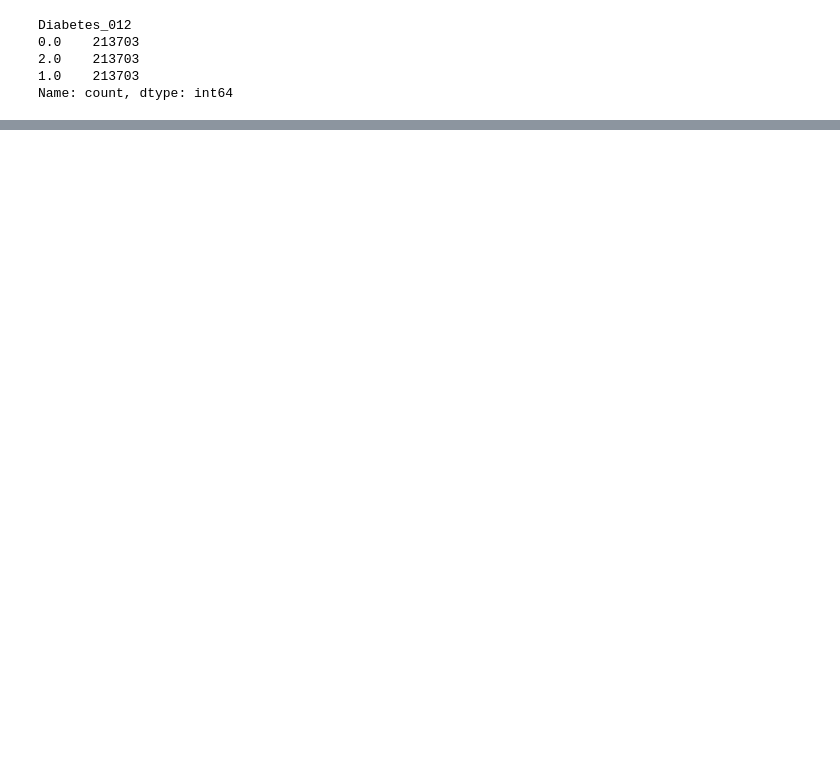
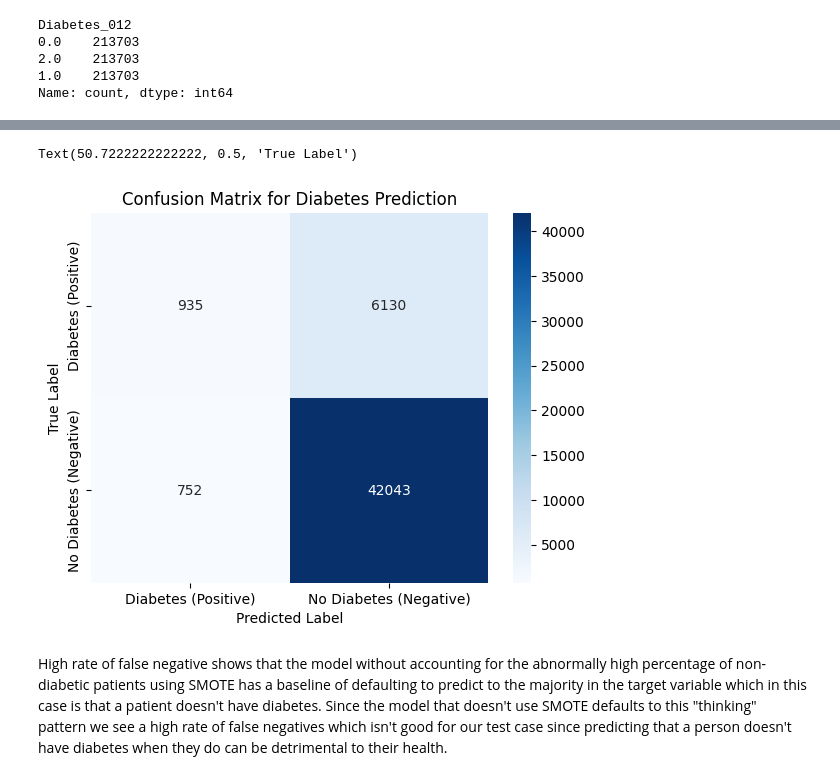
Before and after one commit to phantomsk/DiabetesClassifier, a Jupyter notebook: Models.ipynb, the cells around one changed output, grey strips where cells are left out. Saved outputs shown, nothing was run; the diff lists cells and outputs as text; code cells hidden in the pictures; blank space fills up the shorter version.

```diff
--- a/Models.ipynb
+++ b/Models.ipynb
@@ -62,0 +164,23 @@ Text(0, 0.5, 'Accuracy')
+# %%
+from sklearn.metrics import confusion_matrix
+
+y_test_pred = T.predict(X_test)
+
+cm = confusion_matrix(y_test, y_test_pred, labels=[2, 0])
+
+TP = cm[0, 0]
+FN = cm[0, 1]
+FP = cm[1, 0]
+TN = cm[1, 1]
+
+TPR = TP / (TP + FN)
+FPR = FP / (FP + TN)
+FNR = FN / (FN + TP)
+precision = TP / (TP + FP)
+
+print("Confusion Matrix:")
+print(cm)
+print("True Positive Rate (TPR): " + str(TPR))
+print("False Positive Rate (FPR): " + str(FPR))
+print("False Negative Rate (FNR): " + str(FNR))
+print("Precision: " + str(precision))
@@ -62,0 +195,10 @@ Text(0, 0.5, 'Accuracy')
+# %%
+sns.heatmap(cm, annot=True, fmt='d', cmap='Blues', xticklabels=['Diabetes (Positive)', 'No Diabetes (Negative)'], yticklabels=['Diabetes (Positive)', 'No Diabetes (Negative)'])
+plt.title('Confusion Matrix for Diabetes Prediction')
+plt.xlabel('Predicted Label')
+plt.ylabel('True Label')
+# %% [output]
+Text(50.7222222222222, 0.5, 'True Label')
+[figure, added]
+# %% [markdown]
+High rate of false negative shows that the model without accounting for the abnormally high percentage of non-diabetic patients using SMOTE has a baseline of defaulting to predict to the majority in the target variable which in this case is that a patient doesn't have diabetes. Since the model that doesn't use SMOTE defaults to this "thinking" pattern we see a high rate of false negatives which isn't good for our test case since predicting that a person doesn't have diabetes when they do can be detrimental to their health.
```
Also changed, not shown: parts of 12 cells of this notebook.
